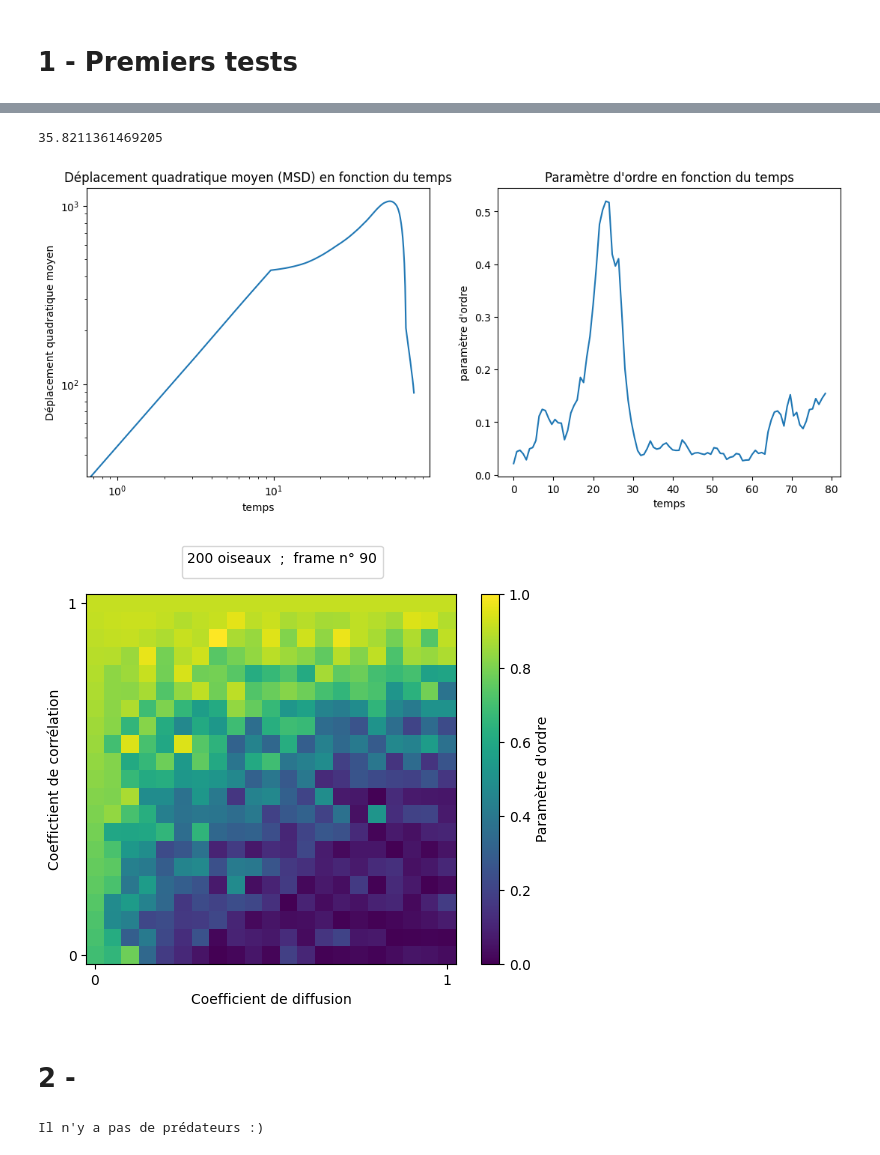
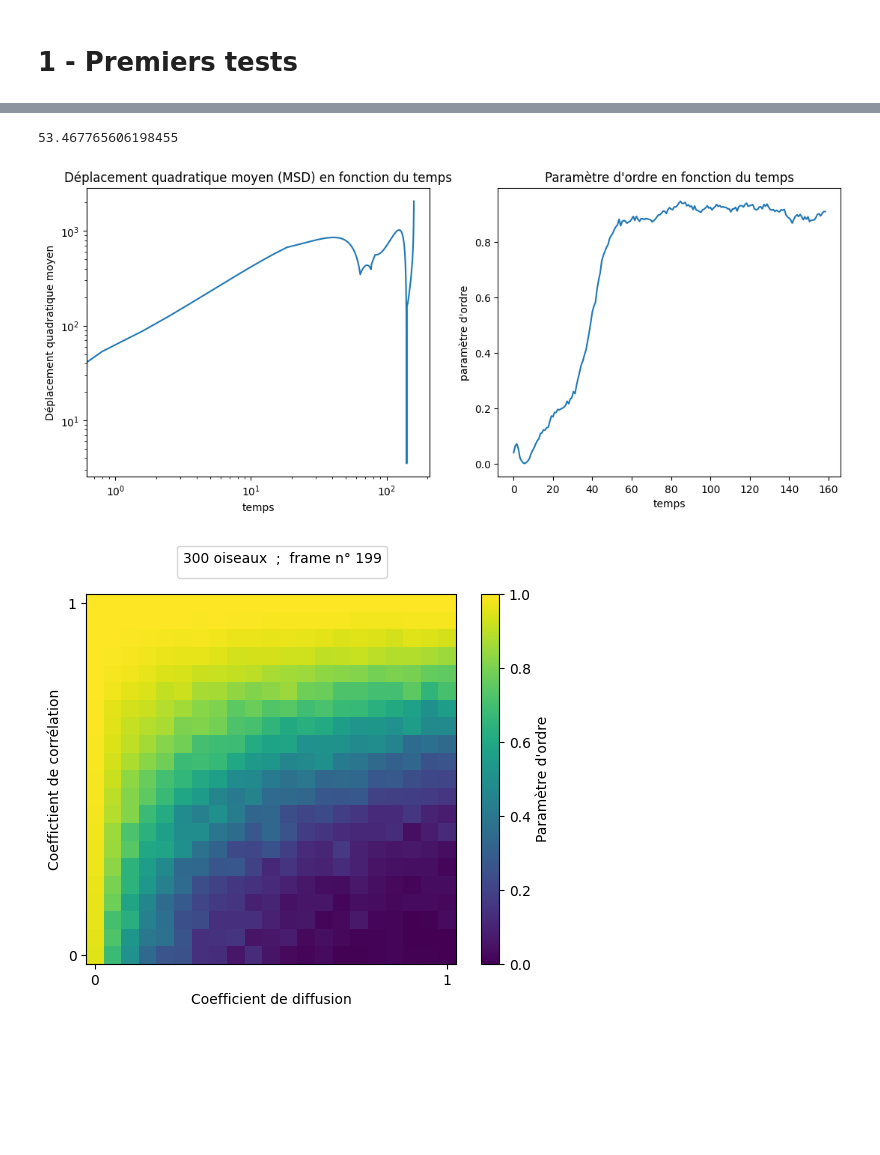
Before and after one commit to corentinpradier/collective-motion, a Jupyter notebook: example.ipynb, the cells around one changed output, grey strips where cells are left out. Cells and saved outputs as stored; diff of their text form; code cells hidden in the pictures; blank space fills up the shorter version.

```diff
--- a/example.ipynb
+++ b/example.ipynb
@@ -8,11 +7,13 @@ from validation import plot_msd_po, corr_diff
 # %%
-# Paramètres initiaux
-Nt = 100  # Nombre de frames
-v = 1  # Vitesse des oiseaux
-dt = 0.8  # Pas de temps
-Dr = 0.8  # Coefficient de diffusion
-R0 = 5  # Rayon autour des oiseaux
-L = 30  # Dimensions de la boîte
-Coeff_couple = 0.8  # Coeficient de couplage
-N_birds = 200  # Nombre d'oiseaux
-l0 = 1
+mm = Murmuration(
+    time_tot=200,
+    n_preys=300,
+    n_predators=0,
+    diffusion=0.8,
+    couplage=0.9,
+    radius_predators=10,
+    radius_avoid=2,
+    radius_influence=5,
+    window_width=30,
+    time_step=0.8,
+)
@@ -23,0 +22,2 @@ plot_run(Nt, N_birds, L, position, angle)
+# %%
+position, angle, order_parameter = mm.main()
@@ -24,11 +28,9 @@ plot_run(Nt, N_birds, L, position, angle)
 # %%
-plot_msd_po(position, Nt, dt, tab_param_ordre)
+mm.plot_msd_po(position, order_parameter)
 # %% [output]
-35.8211361469205
+53.467765606198455
-[figure, old version]
+[figure, new version]
 # %%
-corr_diff(position, angle, N_birds, dt, R0)
+mm.corr_diff(position, angle, tps=199)
 # %% [output]
-[figure, old version]
+[figure, new version]
-# %% [markdown]
-# 2 -
@@ -37,15 +36,0 @@ from murmuration import Murmuration
-# %%
-mm = Murmuration(
-    time_tot=100,
-    n_preys=200,
-    n_predators=0,
-    diffusion=0.8,
-    couplage=0.9,
-    radius_predators=10,
-    radius_avoid=2,
-    radius_influence=5,
-    window_width=30,
-    time_step=0.8,
-)
-# %% [output]
-Il n'y a pas de prédateurs :)
```
Also changed, not shown: parts of 6 cells of this notebook, 2 other files.
